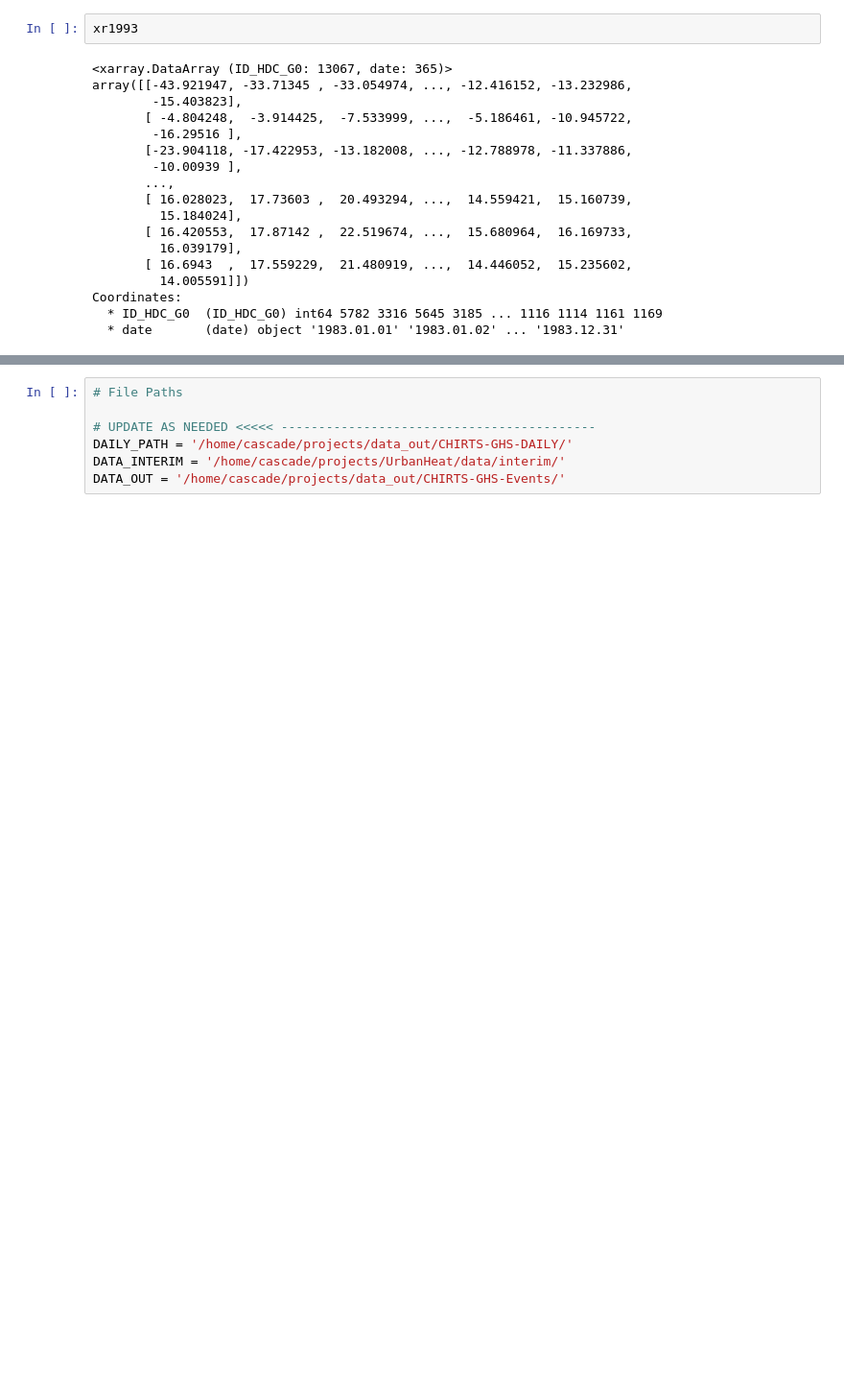
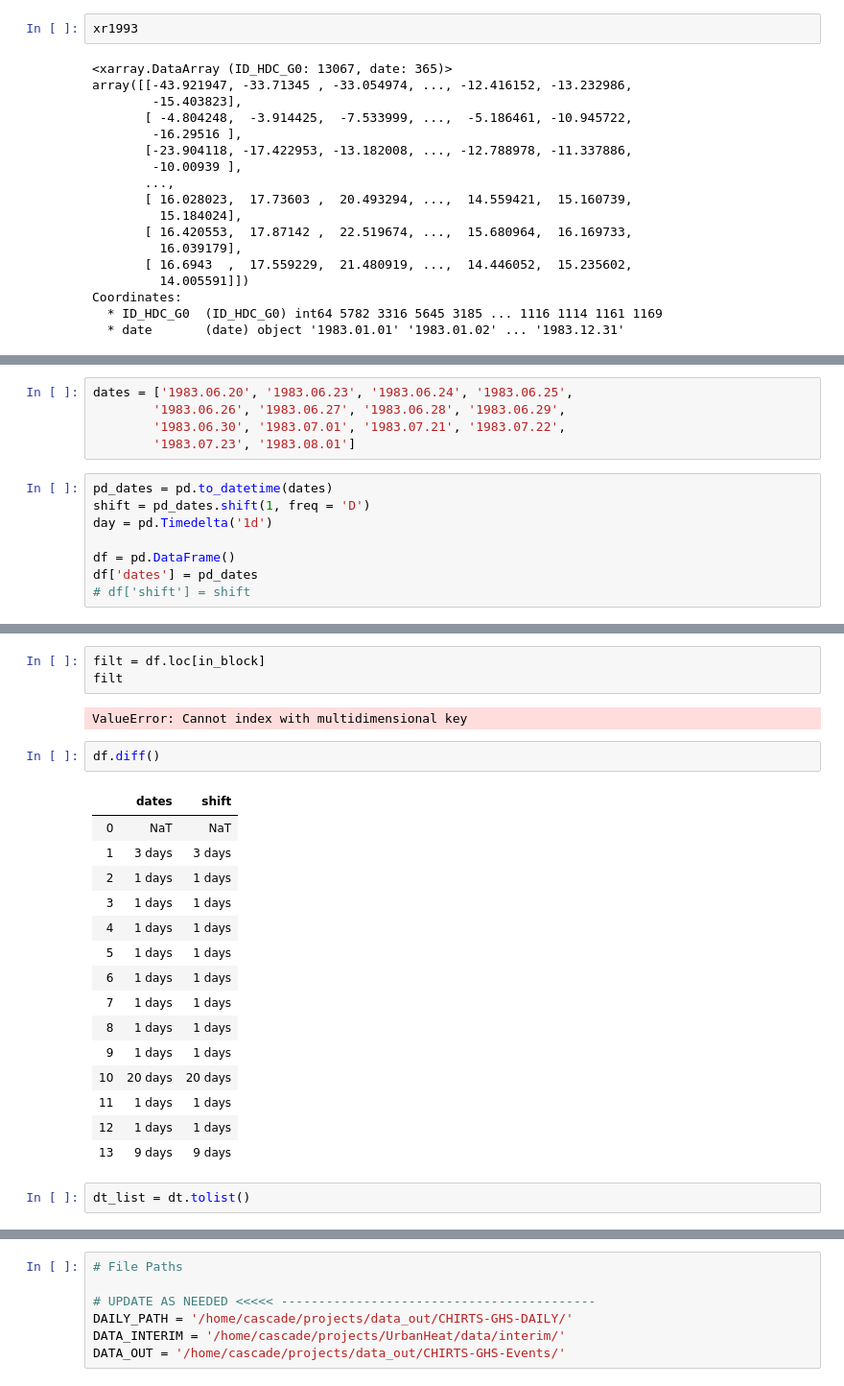
Before and after one commit to ecohydro/GlobalUrbanHeat, a Jupyter notebook: Notebooks/Tmax_Subset.ipynb, the cells around one changed output, grey strips where cells are left out. Shown at 96% size. Cells and saved outputs as stored; diff of their text form; blank space fills up the shorter version.

```diff
--- a/Notebooks/Tmax_Subset.ipynb
+++ b/Notebooks/Tmax_Subset.ipynb
@@ -305,0 +291,13 @@ def eventL_loop(dir_nm, fn_out, time_dim, space_dim, Tthresh):
+# %%
+dates = ['1983.06.20', '1983.06.23', '1983.06.24', '1983.06.25',
+        '1983.06.26', '1983.06.27', '1983.06.28', '1983.06.29',
+        '1983.06.30', '1983.07.01', '1983.07.21', '1983.07.22',
+        '1983.07.23', '1983.08.01']
+# %%
+pd_dates = pd.to_datetime(dates)
+shift = pd_dates.shift(1, freq = 'D')
+day = pd.Timedelta('1d')
+
+df = pd.DataFrame()
+df['dates'] = pd_dates
+# df['shift'] = shift
@@ -305,0 +323,25 @@ def eventL_loop(dir_nm, fn_out, time_dim, space_dim, Tthresh):
+# %%
+filt = df.loc[in_block]
+filt
+# %% [output]
+ValueError: Cannot index with multidimensional key
+# %%
+df.diff()
+# %% [output]
+|  | dates | shift |
+| 0 | NaT | NaT |
+| 1 | 3 days | 3 days |
+| 2 | 1 days | 1 days |
+| 3 | 1 days | 1 days |
+| 4 | 1 days | 1 days |
+| 5 | 1 days | 1 days |
+| 6 | 1 days | 1 days |
+| 7 | 1 days | 1 days |
+| 8 | 1 days | 1 days |
+| 9 | 1 days | 1 days |
+| 10 | 20 days | 20 days |
+| 11 | 1 days | 1 days |
+| 12 | 1 days | 1 days |
+| 13 | 9 days | 9 days |
+# %%
+dt_list = dt.tolist()
```
Also changed, not shown: parts of 34 cells of this notebook.
